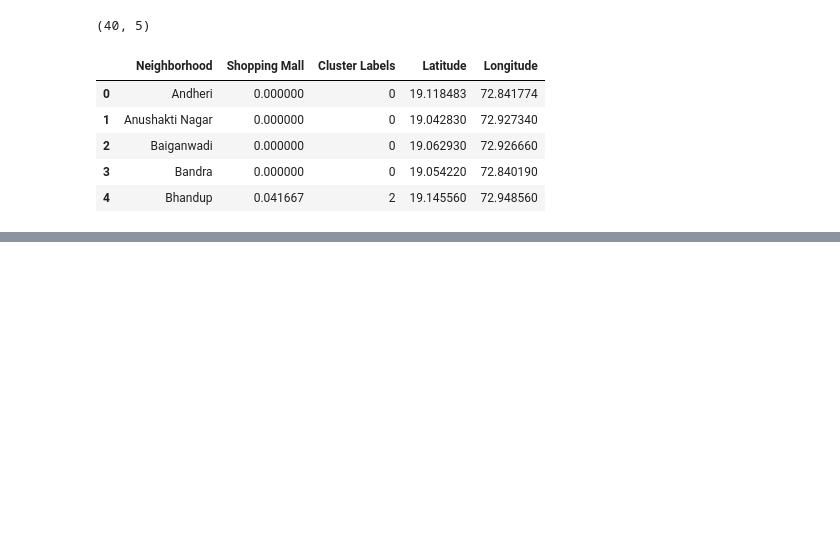
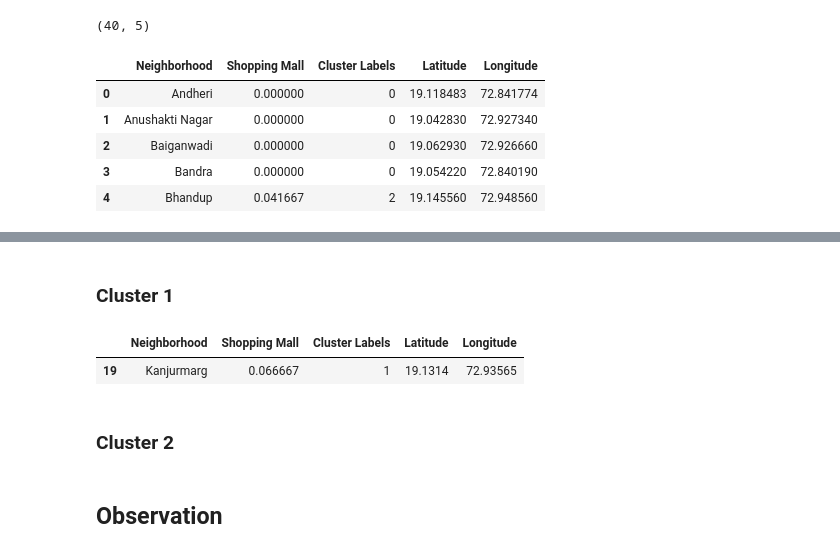
Before and after one commit to shulin59/capstone-project, a Jupyter notebook: Final Capstone Project.ipynb, the cells around one changed output, grey strips where cells are left out. Saved outputs shown, nothing was run; the diff lists cells and outputs as text; code cells hidden in the pictures; blank space fills up the shorter version.

```diff
--- a/Final Capstone Project.ipynb
+++ b/Final Capstone Project.ipynb
@@ -404,0 +479,9 @@ mu_merged
+# %% [markdown]
+### Cluster 1
+# %%
+mu_merged.loc[mu_merged['Cluster Labels'] == 1]
+# %% [output]
+|  | Neighborhood | Shopping Mall | Cluster Labels | Latitude | Longitude |
+| 19 | Kanjurmarg | 0.066667 | 1 | 19.1314 | 72.93565 |
+# %% [markdown]
+### Cluster 2
@@ -404,0 +490,2 @@ mu_merged
+# %% [markdown]
+## Observation
```
Also changed, not shown: parts of 9 cells of this notebook.
